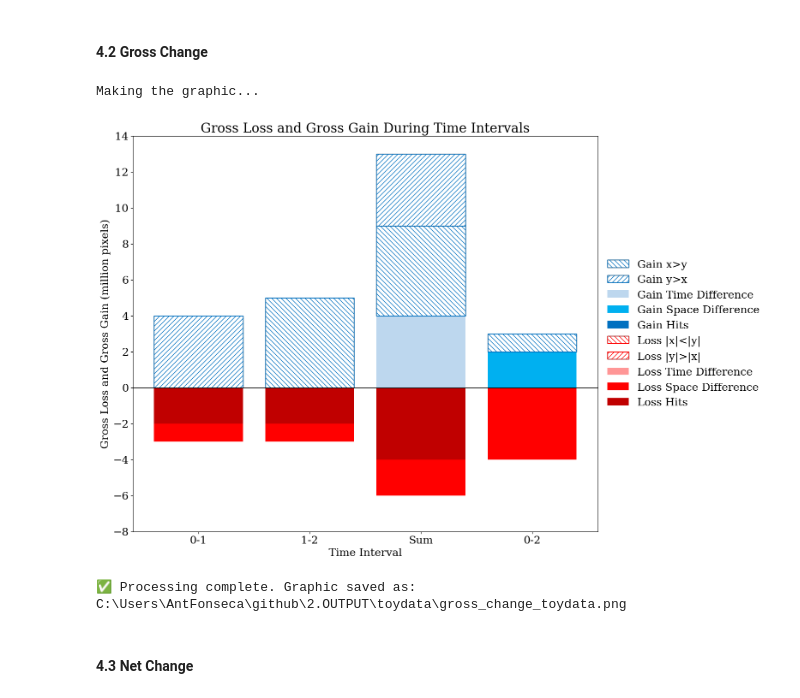
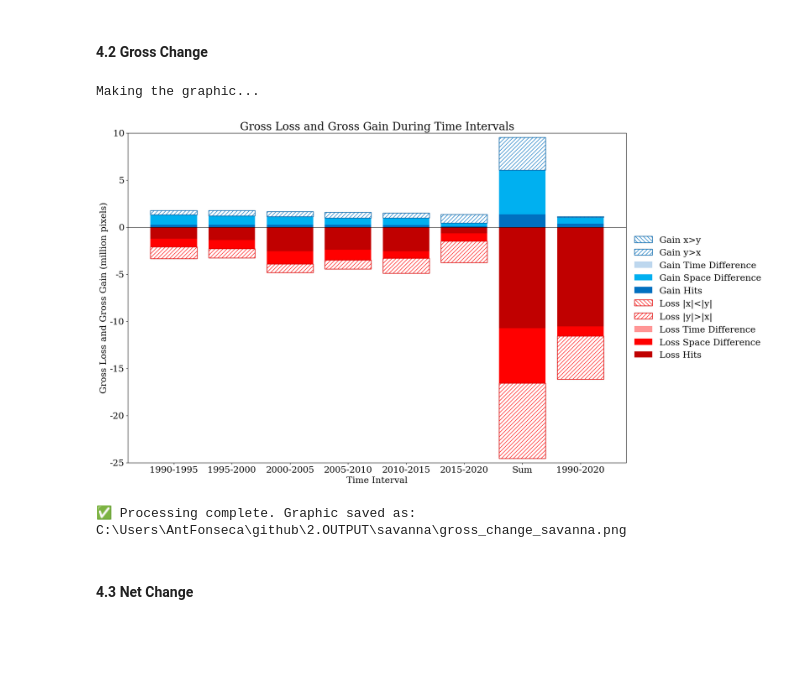
Before and after one commit to antoniovfonseca/compare-time-series, a Jupyter notebook: comparison-time-series-beta5.ipynb, the cells around one changed output. Drawn from its saved outputs; the diff is of its cells as text; code cells hidden in the pictures; blank space fills up the shorter version.

Commit message:
updated graphics section

```diff
--- a/comparison-time-series-beta5.ipynb
+++ b/comparison-time-series-beta5.ipynb
@@ -42,11 +42,11 @@ from rasterio.enums import Resampling
 # class_name = "PIE"
 # is_binary_data = True # Set to True for 0/1 data
 
-# path_series_x = r"C:\Users\AntFonseca\github\compare-time-series\input\collection6"
-# path_series_y = r"C:\Users\AntFonseca\github\compare-time-series\input\collection8"
-# time_points = [1990, 1995, 2000, 2005, 2010, 2015, 2020]
-# class_name = "savanna"
-# is_binary_data = True # Set to True for 0/1 data
+path_series_x = r"C:\Users\AntFonseca\github\1.INPUT\compare-time-series\collection6"
+path_series_y = r"C:\Users\AntFonseca\github\1.INPUT\compare-time-series\collection8"
+time_points = [1990, 1995, 2000, 2005, 2010, 2015, 2020]
+class_name = "savanna"
+is_binary_data = True
 
 # path_series_x = r"C:\Users\AntFonseca\github\compare-time-series\input\soilCol1"
 # path_series_y = r"C:\Users\AntFonseca\github\compare-time-series\input\soilCol2"
@@ -54,11 +54,11 @@ from rasterio.enums import Resampling
 # class_name = "soil"
 # is_binary_data = False # Set to True for 0/1 data
 
-path_series_x = r"C:\Users\AntFonseca\github\1.INPUT\compare-time-series\toydata\x"
-path_series_y = r"C:\Users\AntFonseca\github\1.INPUT\compare-time-series\toydata\y"
-time_points = [0, 1, 2]
-class_name = "toydata"
-is_binary_data = True
+# path_series_x = r"C:\Users\AntFonseca\github\1.INPUT\compare-time-series\toydata\x"
+# path_series_y = r"C:\Users\AntFonseca\github\1.INPUT\compare-time-series\toydata\y"
+# time_points = [0, 1, 2]
+# class_name = "toydata"
+# is_binary_data = True
 
 # Output folder
 output_path = fr"C:\Users\AntFonseca\github\2.OUTPUT\{class_name}"
@@ -740,10 +740,10 @@ gain_hatch_color = "#0070C0"
 loss_hatch_color = "#FF0000"
 
 # -----------------------------------------------------------------------------
-# Figure setup
+# 1.3 Figure setup
 # -----------------------------------------------------------------------------
 fig, ax = plt.subplots(
-    figsize=(14, 12)
+    figsize=(18, 12)
 )
 
 ax.axhline(
@@ -753,7 +753,7 @@ ax.axhline(
 )
 
 # -----------------------------------------------------------------------------
-# Bars — Gains
+# 1.4 Bars — Gains
 # -----------------------------------------------------------------------------
 bottom_gain = np.zeros(len(labels))
 
@@ -795,7 +795,7 @@ for comp in ["Hits", "Space Difference", "Time Difference", "Miss", "False Alarm
     bottom_gain += data
 
 # -----------------------------------------------------------------------------
-# Bars — Losses
+# 1.5 Bars — Losses
 # -----------------------------------------------------------------------------
 bottom_loss = np.zeros(len(labels))
 
@@ -837,7 +837,7 @@ for comp in ["Hits", "Space Difference", "Time Difference", "Miss", "False Alarm
     bottom_loss += data
 
 # -----------------------------------------------------------------------------
-# Legend Settings
+# 1.6 Legend Settings
 # -----------------------------------------------------------------------------
 handles, labels_list = ax.get_legend_handles_labels()
 legend_dict = dict(zip(labels_list, handles))
@@ -886,7 +886,7 @@ ax.legend(
 )
 
 # -----------------------------------------------------------------------------
-# Axes labels and title
+# 1.7 Axes labels and title
 # -----------------------------------------------------------------------------
 ax.set_title(
     "Gross Loss and Gross Gain During Time Intervals",
@@ -906,46 +906,50 @@ ax.tick_params(
 # --- y-axis scale settings (choose one option) ---
 # =============================================================================
 
 # Option 1: For 'toy_data' or data with small values
-ax.autoscale(enable=False, axis="y")
-ax.set_ylim(-8, 14)
-ax.margins(y=0)
-ax.set_yticks(np.arange(-8, 14 + 1, 2))
+# ax.autoscale(enable=False, axis="y")
+# ax.set_ylim(-8, 14)
+# ax.margins(y=0)
+# ax.set_yticks(np.arange(-8, 14 + 1, 2))
+# ax.set_ylabel(
+#     "Gross Loss and Gross Gain (million pixels)",
+#     fontsize=18
+# )
+
+# Option 2: For large values (divide by 1 million)
+def millions_formatter(y, pos):
+    return f"{y / 1_000_000:.0f}"
+ax.yaxis.set_major_formatter(FuncFormatter(millions_formatter))
+ax.set_ylim(-25_000_000, 10_000_000)
 ax.set_ylabel(
     "Gross Loss and Gross Gain (million pixels)",
     fontsize=18
 )
-
-# Option 2: For large values (divide by 1 million)
-# def millions_formatter(y, pos):
-#     return f"{y / 1_000_000:.0f}"
-# ax.yaxis.set_major_formatter(FuncFormatter(millions_formatter))
-# ax.set_ylabel("Gross Loss and Gross Gain (million pixels)", fontsize=20)
 
 # Option 3: For large values (divide by 1 thousand)
 # def thousands_formatter(y, pos):
 #     return f"{y / 1_000:.0f}"
 # ax.yaxis.set_major_formatter(FuncFormatter(thousands_formatter))
 # ax.set_ylabel("Gross Loss and Gross Gain (thousand pixels)", fontsize=20)
 
 # =============================================================================
-# Save figure
+# 1.8 Save figure
 # =============================================================================
 output_filename = f"gross_change_{class_name}.png"
 final_path = os.path.join(output_path, output_filename)
 
 plt.savefig(
     final_path,
     dpi=300,
     bbox_inches="tight"
 )
 plt.show()
 
 print(f"\n✅ Processing complete. Graphic saved as: {final_path}")
 # %% [output]
 Making the graphic...
-[figure, old version]
+[figure, new version]
-✅ Processing complete. Graphic saved as: C:\Users\AntFonseca\github\2.OUTPUT\toydata\gross_change_toydata.png
+✅ Processing complete. Graphic saved as: C:\Users\AntFonseca\github\2.OUTPUT\savanna\gross_change_savanna.png
 # %% [markdown]
 #### 4.3 Net Change
 # %%
```
Also changed, not shown: parts of 6 cells of this notebook, 4 other files.
